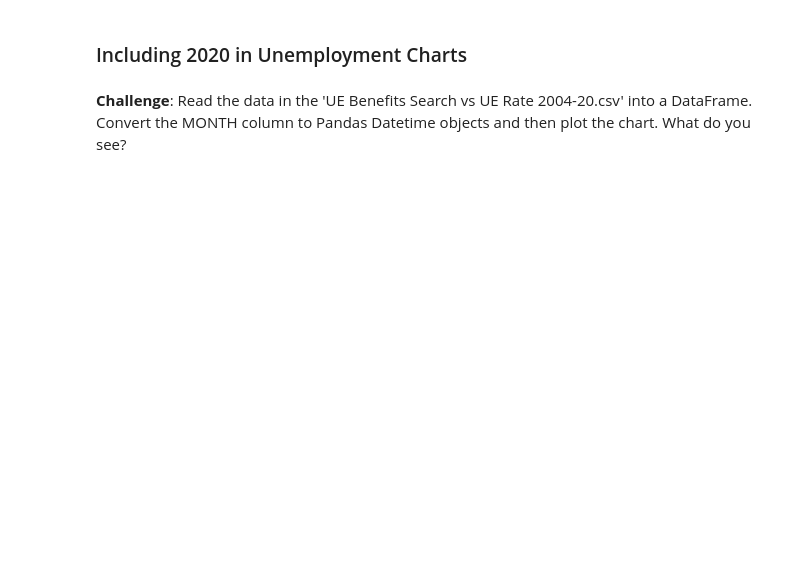
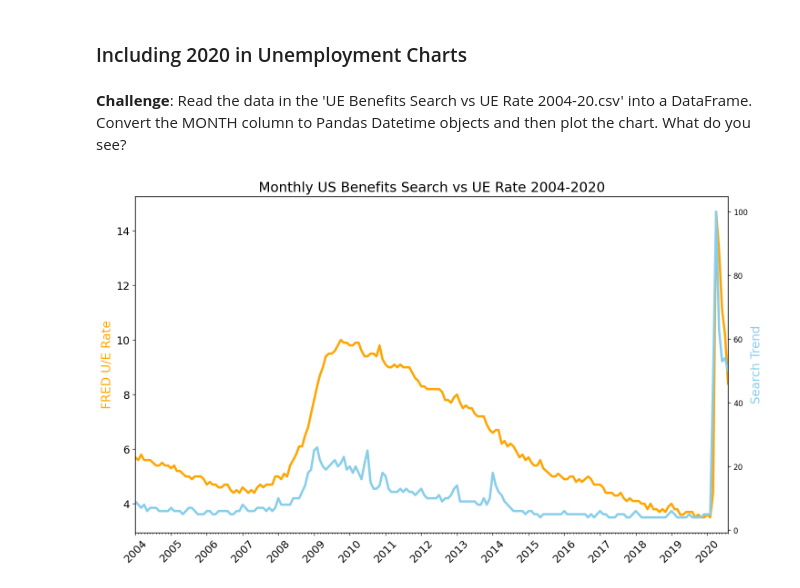
Before and after one commit to Soulbolt/day-75-google-trends-data, a Jupyter notebook: Google Trends and Data Visualisation (start).ipynb, the cells around one changed output. Saved outputs shown, nothing was run; the diff lists cells and outputs as text; code cells hidden in the pictures; blank space fills up the shorter version.

```diff
--- a/Google Trends and Data Visualisation (start).ipynb
+++ b/Google Trends and Data Visualisation (start).ipynb
@@ -334,3 +393,34 @@ plt.show()
 ### Including 2020 in Unemployment Charts
 # %% [markdown]
 **Challenge**: Read the data in the 'UE Benefits Search vs UE Rate 2004-20.csv' into a DataFrame. Convert the MONTH column to Pandas Datetime objects and then plot the chart. What do you see?
+# %%
+df_ue_2020 = pd.read_csv("UE Benefits Search vs UE Rate 2004-20.csv")
+# %%
+df_ue_2020.MONTH = pd.to_datetime(df_ue_2020.MONTH)
+# %%
+plt.figure(figsize=(14,8), dpi=120)
+plt.title('Monthly US Benefits Search vs UE Rate 2004-2020', fontsize=18)
+plt.yticks(fontsize=14)
+plt.xticks(fontsize=14, rotation=45)
+
+ax1 = plt.gca()
+ax2 = ax1.twinx()
+
+ax1.xaxis.set_major_locator(years)
+ax1.xaxis.set_major_formatter(years_fmt)
+ax1.xaxis.set_minor_locator(months)
+
+ax1.set_ylabel('FRED U/E Rate', color='orange', fontsize=16)
+ax2.set_ylabel('Search Trend', color='skyblue', fontsize=16)
+
+ax1.set_xlim([df_ue_2020.MONTH.min(), df_ue_2020.MONTH.max()])
+
+# Calculate the rolling average over a 6 month window
+roll_df = df_unemployment[['UE_BENEFITS_WEB_SEARCH', 'UNRATE']].rolling(window=6).mean()
+
+ax1.plot(df_ue_2020.MONTH, df_ue_2020.UNRATE, color= 'orange', linewidth=3, linestyle='-')
+ax2.plot(df_ue_2020.MONTH, df_ue_2020.UE_BENEFITS_WEB_SEARCH, 'skyblue', linewidth=3)
+
+plt.show()
+# %% [output]
+[figure, added]
```
Also changed, not shown: parts of 2 cells of this notebook.
